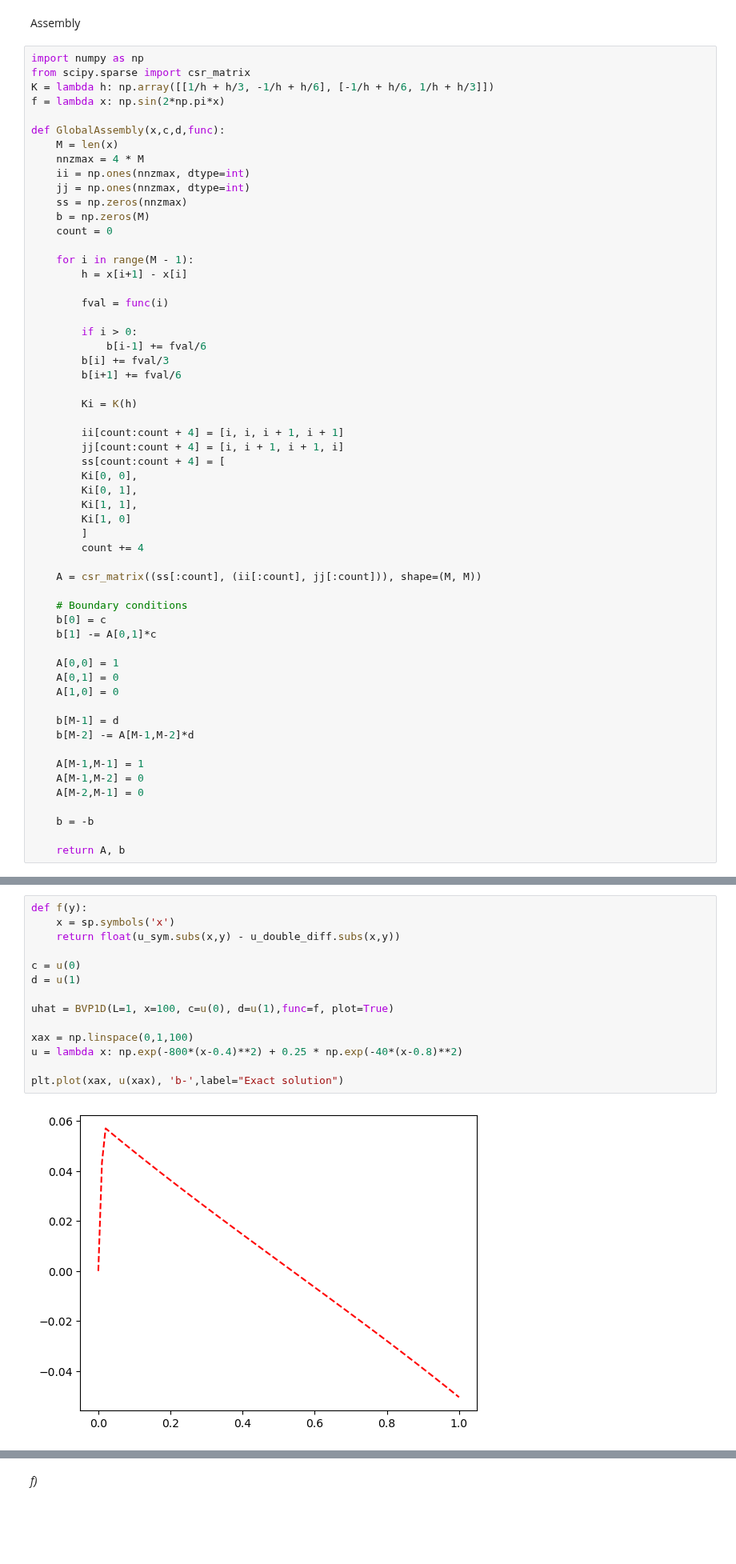
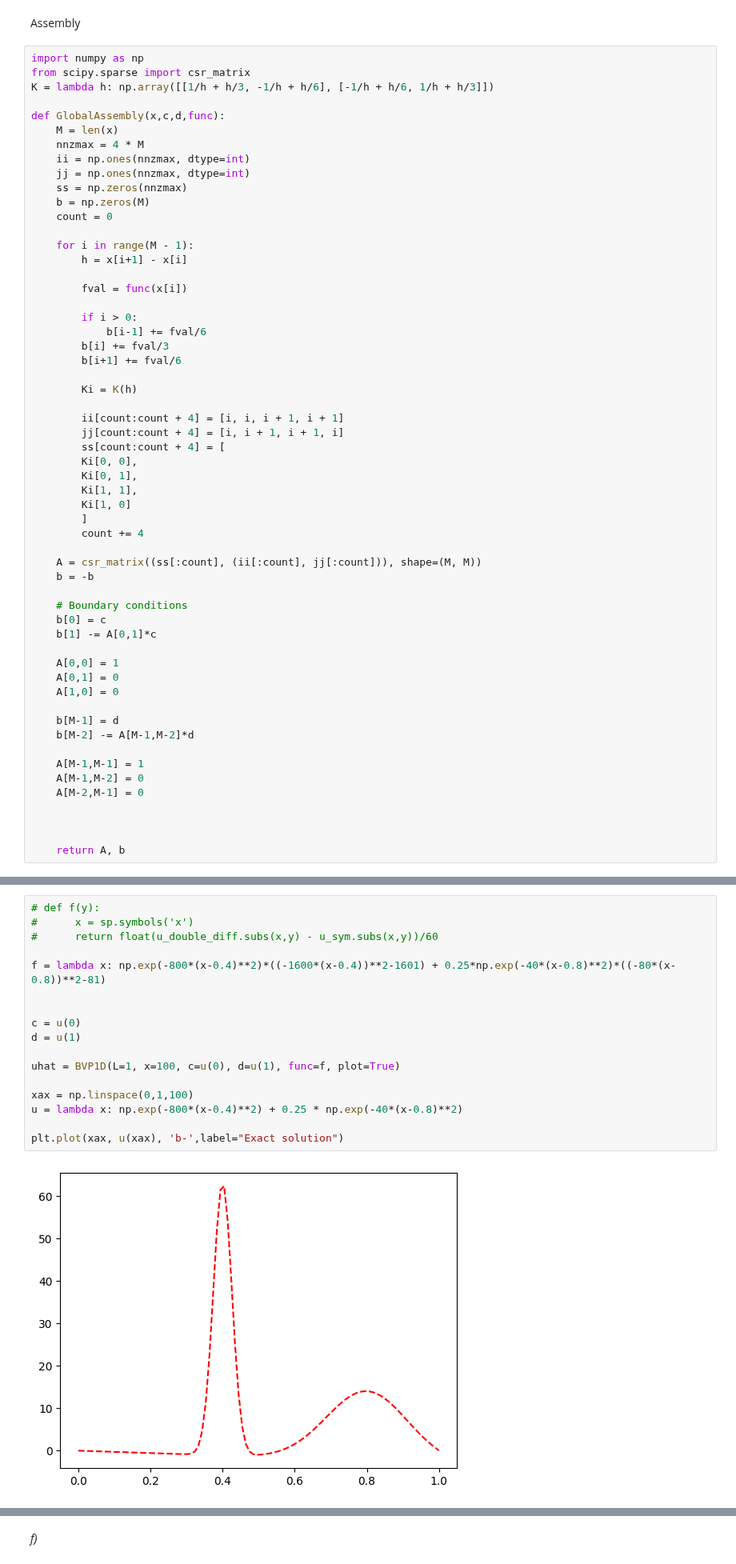
Before and after one commit to MarcusKNielsen/FEM, a Jupyter notebook: Problem1-7.ipynb, the cells around one changed output, grey strips where cells are left out. Shown at 80% size. Cells and saved outputs as stored; diff of their text form; blank space fills up the shorter version.

```diff
--- a/Problem1-7.ipynb
+++ b/Problem1-7.ipynb
@@ -125,7 +127,6 @@ Assembly
 import numpy as np
 from scipy.sparse import csr_matrix
 K = lambda h: np.array([[1/h + h/3, -1/h + h/6], [-1/h + h/6, 1/h + h/3]])
-f = lambda x: np.sin(2*np.pi*x)
 
 def GlobalAssembly(x,c,d,func):
     M = len(x)
@@ -139,7 +140,7 @@ def GlobalAssembly(x,c,d,func):
     for i in range(M - 1):
         h = x[i+1] - x[i]
 
-        fval = func(i)
+        fval = func(x[i])
 
         if i > 0:
             b[i-1] += fval/6
@@ -159,6 +160,7 @@ def GlobalAssembly(x,c,d,func):
         count += 4
 
     A = csr_matrix((ss[:count], (ii[:count], jj[:count])), shape=(M, M))
+    b = -b
 
     # Boundary conditions
     b[0] = c
@@ -175,7 +177,7 @@ def GlobalAssembly(x,c,d,func):
     A[M-1,M-2] = 0
     A[M-2,M-1] = 0
 
-    b = -b
+
 
     return A, b
 # %%
@@ -197,21 +199,24 @@ def BVP1D(L, x,c, d,func, plot=True):
 
     return u
 # %%
-def f(y):
-    x = sp.symbols('x')
-    return float(u_sym.subs(x,y) - u_double_diff.subs(x,y))
+# def f(y):
+#      x = sp.symbols('x')
+#      return float(u_double_diff.subs(x,y) - u_sym.subs(x,y))/60
+
+f = lambda x: np.exp(-800*(x-0.4)**2)*((-1600*(x-0.4))**2-1601) + 0.25*np.exp(-40*(x-0.8)**2)*((-80*(x-0.8))**2-81)
+
 
 c = u(0)
 d = u(1)
 
-uhat = BVP1D(L=1, x=100, c=u(0), d=u(1),func=f, plot=True)
+uhat = BVP1D(L=1, x=100, c=u(0), d=u(1), func=f, plot=True)
 
 xax = np.linspace(0,1,100)
 u = lambda x: np.exp(-800*(x-0.4)**2) + 0.25 * np.exp(-40*(x-0.8)**2)
 
 plt.plot(xax, u(xax), 'b-',label="Exact solution")
 # %% [output]
-[figure, old version]
+[figure, new version]
 [<matplotlib.lines.Line2D at 0x...>]
 [figure]
 # %% [markdown]
```
Also changed, not shown: parts of 3 cells of this notebook.
